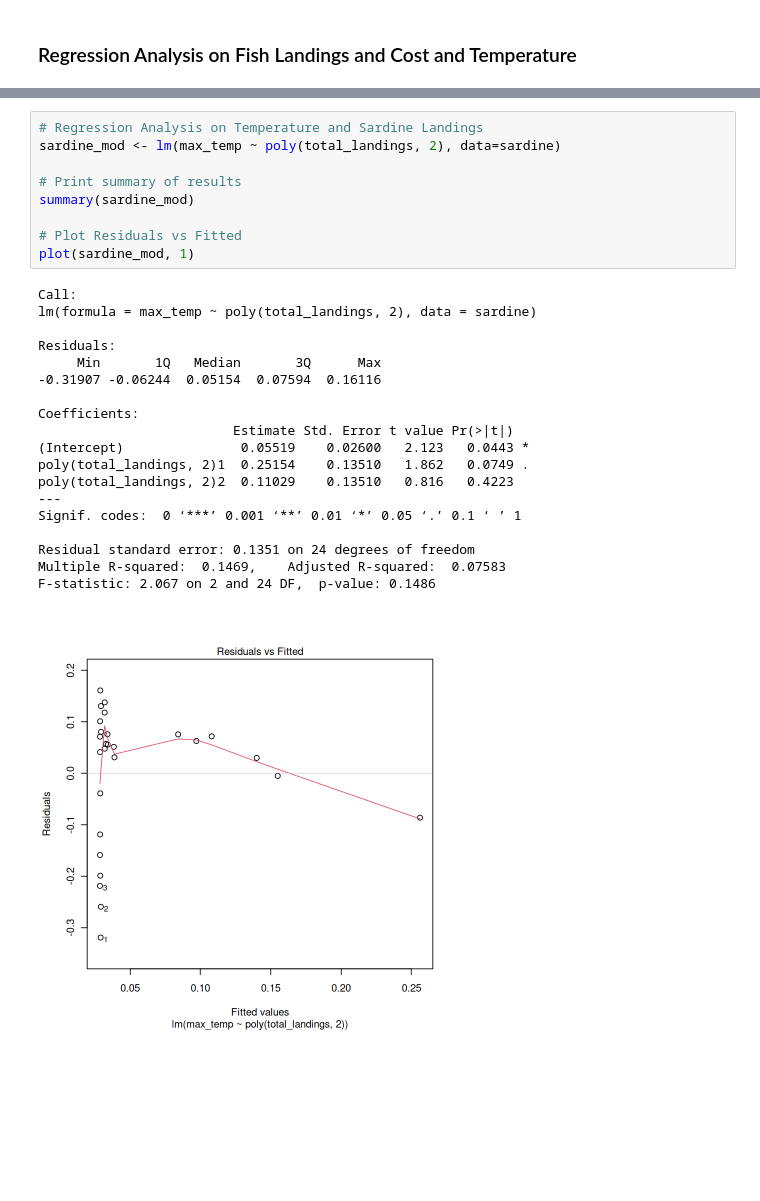
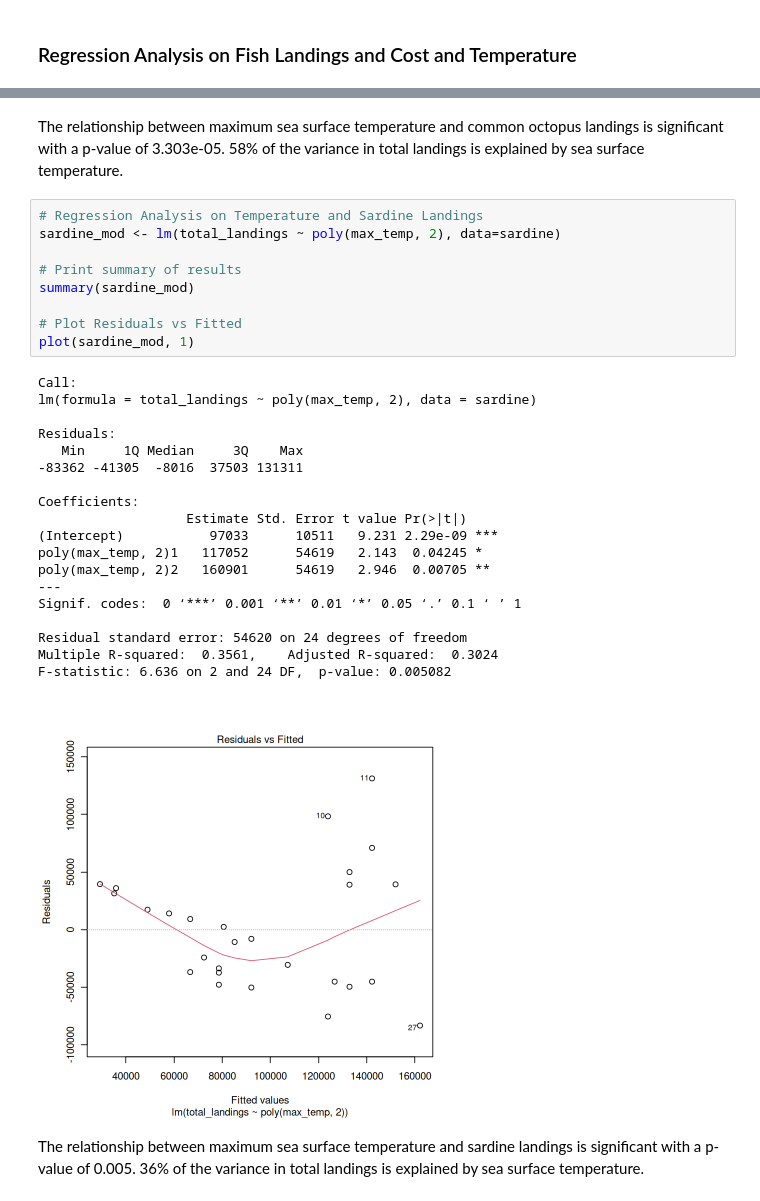
Before and after one commit to daisychu12/pt-fisheries-climate-change, a Jupyter notebook: analysis/data-analysis-and-results.ipynb, the cells around one changed output, grey strips where cells are left out. Cells and saved outputs as stored; diff of their text form; blank space fills up the shorter version.

```diff
--- a/analysis/data-analysis-and-results.ipynb
+++ b/analysis/data-analysis-and-results.ipynb
@@ -267,31 +274,35 @@ F-statistic: 23.44 on 2 and 24 DF,  p-value: 2.273e-06
+# %% [markdown]
+The relationship between maximum sea surface temperature and common octopus landings is significant with a p-value of 3.303e-05. 58% of the variance in total landings is explained by sea surface temperature.
 # %%
 # Regression Analysis on Temperature and Sardine Landings
-sardine_mod <- lm(max_temp ~ poly(total_landings, 2), data=sardine)
+sardine_mod <- lm(total_landings ~ poly(max_temp, 2), data=sardine)
 
 # Print summary of results
 summary(sardine_mod)
 
 # Plot Residuals vs Fitted
 plot(sardine_mod, 1)
 # %% [output]
 Call:
-lm(formula = max_temp ~ poly(total_landings, 2), data = sardine)
+lm(formula = total_landings ~ poly(max_temp, 2), data = sardine)
 
 Residuals:
-     Min       1Q   Median       3Q      Max
--0.31907 -0.06244  0.05154  0.07594  0.16116
+   Min     1Q Median     3Q    Max
+-83362 -41305  -8016  37503 131311
 
 Coefficients:
-                         Estimate Std. Error t value Pr(>|t|)
-(Intercept)               0.05519    0.02600   2.123   0.0443 *
-poly(total_landings, 2)1  0.25154    0.13510   1.862   0.0749 .
-poly(total_landings, 2)2  0.11029    0.13510   0.816   0.4223
+                   Estimate Std. Error t value Pr(>|t|)
+(Intercept)           97033      10511   9.231 2.29e-09 ***
+poly(max_temp, 2)1   117052      54619   2.143  0.04245 *
+poly(max_temp, 2)2   160901      54619   2.946  0.00705 **
 ---
 Signif. codes:  0 ‘***’ 0.001 ‘**’ 0.01 ‘*’ 0.05 ‘.’ 0.1 ‘ ’ 1
 
-Residual standard error: 0.1351 on 24 degrees of freedom
-Multiple R-squared:  0.1469,    Adjusted R-squared:  0.07583
-F-statistic: 2.067 on 2 and 24 DF,  p-value: 0.1486
+Residual standard error: 54620 on 24 degrees of freedom
+Multiple R-squared:  0.3561,    Adjusted R-squared:  0.3024
+F-statistic: 6.636 on 2 and 24 DF,  p-value: 0.005082
-[figure, old version]
+[figure, new version]
+# %% [markdown]
+The relationship between maximum sea surface temperature and sardine landings is significant with a p-value of 0.005. 36% of the variance in total landings is explained by sea surface temperature.
 # %%
 # Regression Analysis on Temperature and Fish Cost
```
Also changed, not shown: parts of 21 cells of this notebook, 8 other files.
